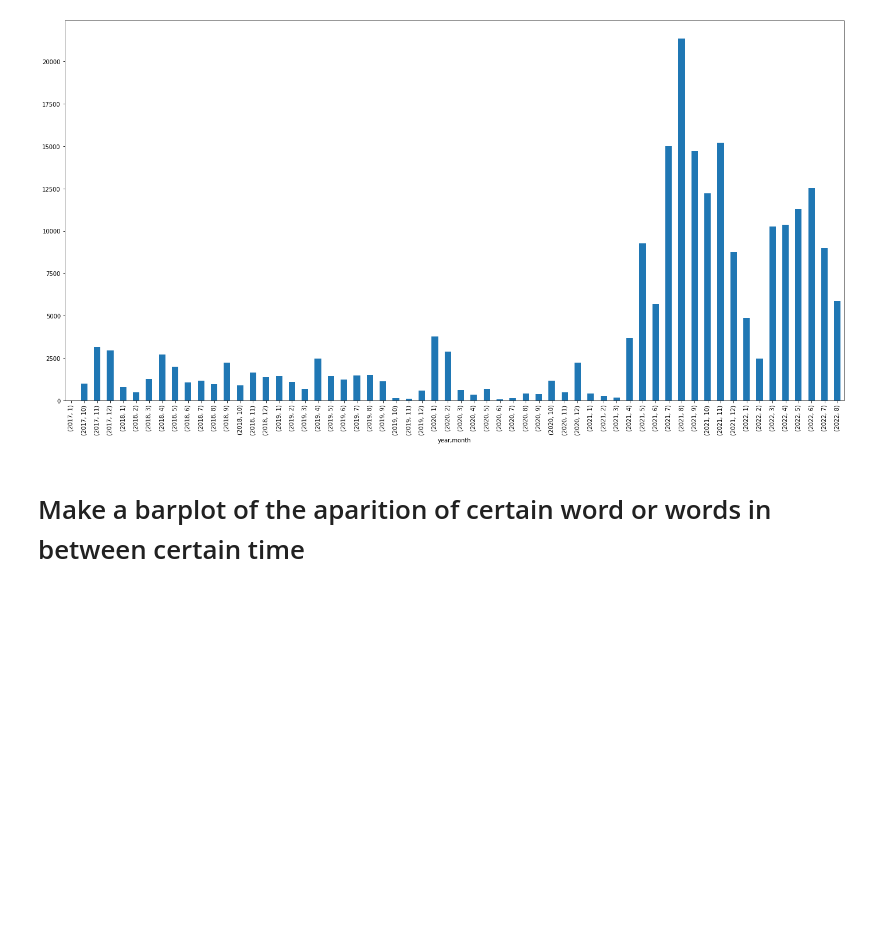
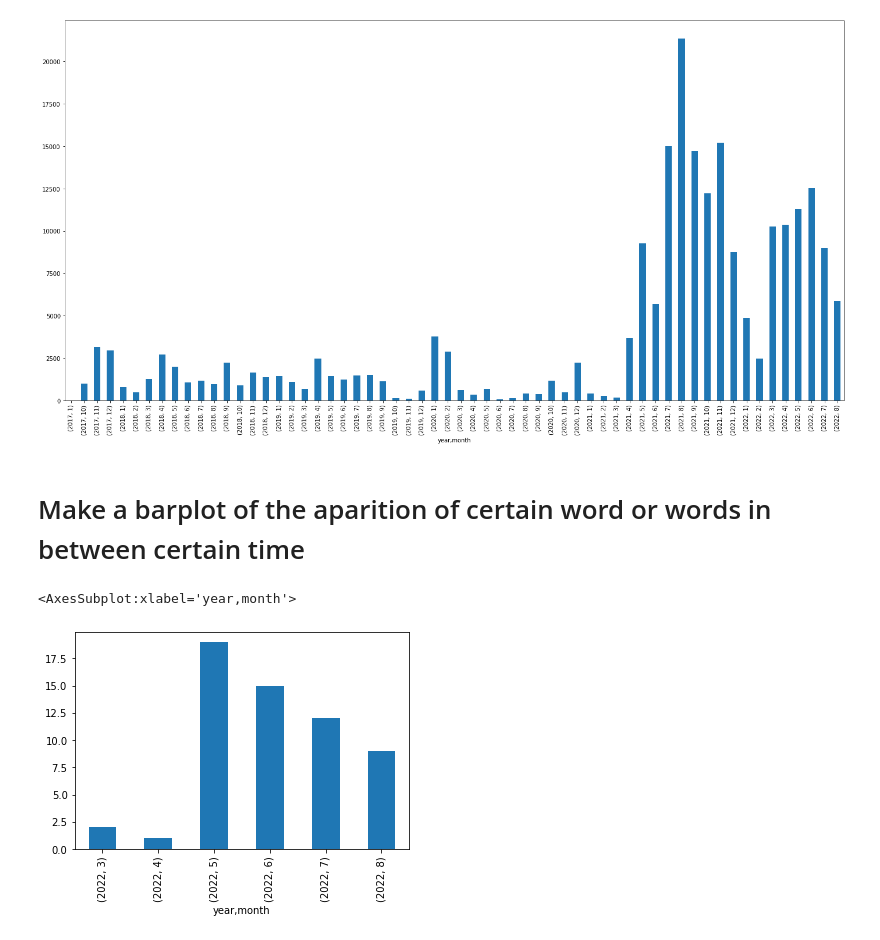
Before and after one commit to nvrancovich/whatsapp-chat-NLP, a Jupyter notebook: draft.ipynb, the cells around one changed output. Saved outputs shown, nothing was run; the diff lists cells and outputs as text; code cells hidden in the pictures; blank space fills up the shorter version.

```diff
--- a/draft.ipynb
+++ b/draft.ipynb
@@ -38,0 +42,47 @@ See the caveats in the documentation: https://pandas.pydata.org/pandas-docs/stab
+# %%
+def n_words_time(df, words, start_date, end_date):
+
+    mask = (df['date'] > start_date) & (df['date'] <= end_date)
+    df = df.loc[mask]
+
+    if len(words) == 1:
+        mask = df['message'].str.contains(words[0])
+        df = df.loc[mask]
+
+    if len(words) == 2:
+        mask = (df['message'].str.contains(words[0]) |
+                df['message'].str.contains(words[1]))
+        df = df.loc[mask]
+
+    if len(words) == 3:
+        mask = (df['message'].str.contains(words[0]) |
+                df['message'].str.contains(words[1]) |
+                df['message'].str.contains(words[2]))
+        df = df.loc[mask]
+
+    if len(words) == 4:
+        mask = (df['message'].str.contains(words[0]) |
+                df['message'].str.contains(words[1]) |
+                df['message'].str.contains(words[2]) |
+                df['message'].str.contains(words[3]))
+        df = df.loc[mask]
+
+    if len(words) == 5:
+        mask = (df['message'].str.contains(words[0]) |
+                df['message'].str.contains(words[1]) |
+                df['message'].str.contains(words[2]) |
+                df['message'].str.contains(words[3]) |
+                df['message'].str.contains(words[4]))
+        df = df.loc[mask]
+
+    df = df.loc[mask]
+    df['year'] = df['date'].dt.year
+    df['month'] = df['date'].dt.month
+    df = df.groupby(['year', 'month']).count()['message']
+
+    return df
+# %%
+n_words_time(df, words, start_date, end_date).plot(kind='bar')
+# %% [output]
+<AxesSubplot:xlabel='year,month'>
+[figure, added]
```
Also changed, not shown: parts of 1 cell of this notebook.
